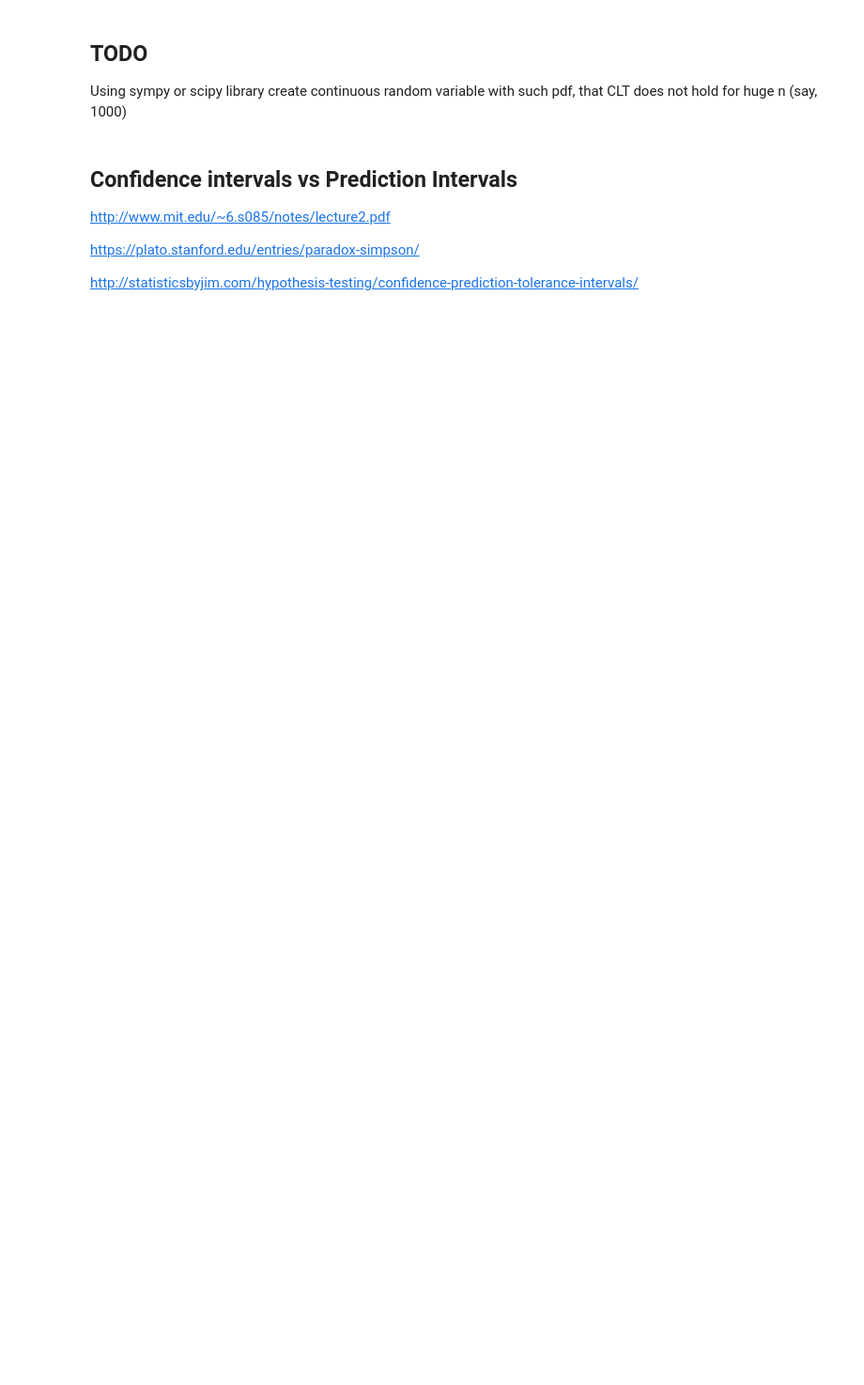
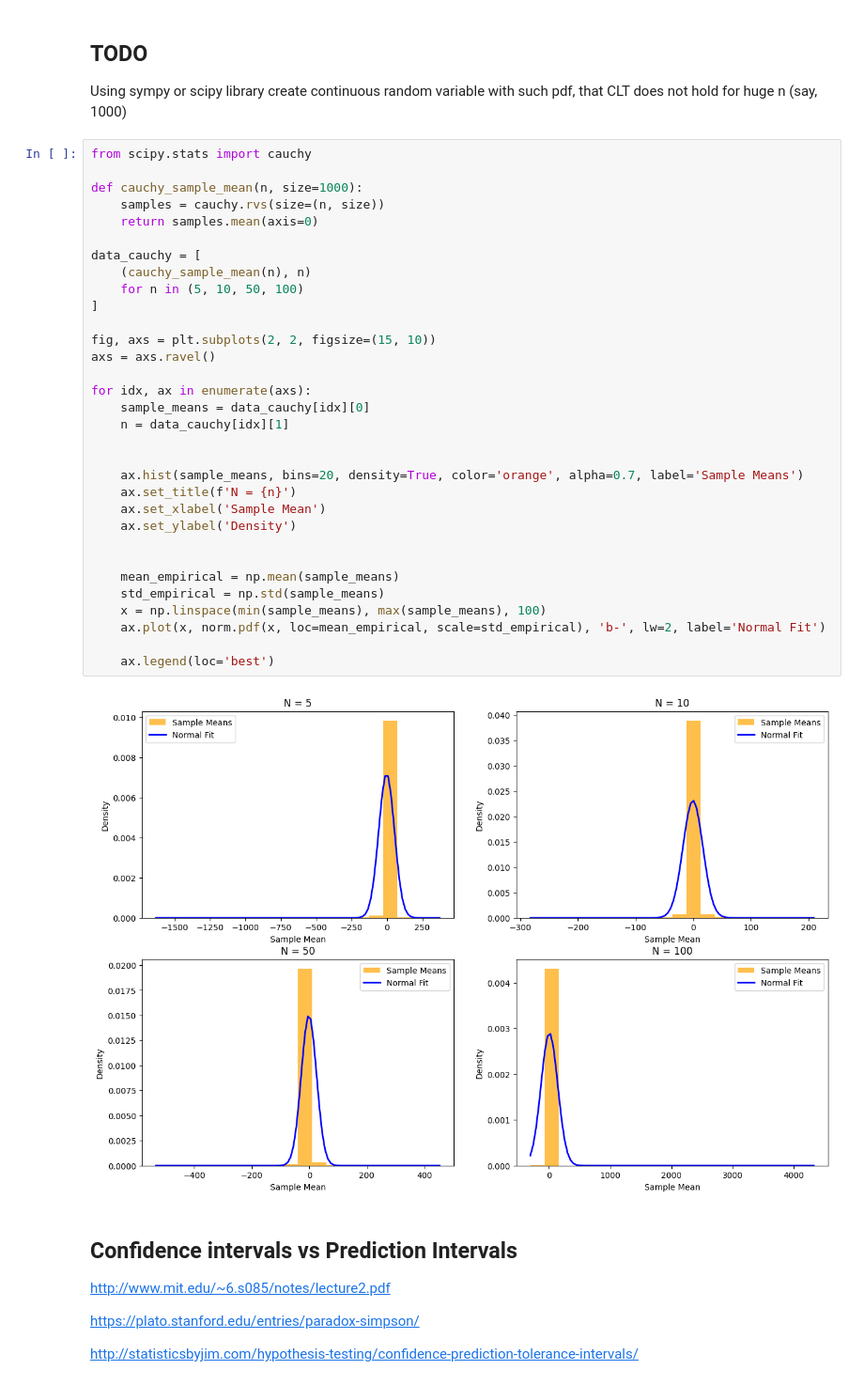
Before and after one commit to dmkovalev/hamc, a Jupyter notebook: lectures/L01_ham_statistics.ipynb, the cells around one changed output. Shown at 94% size. Drawn from its saved outputs; the diff is of its cells as text; blank space fills up the shorter version.

```diff
--- a/lectures/L01_ham_statistics.ipynb
+++ b/lectures/L01_ham_statistics.ipynb
@@ -454,6 +462,40 @@ Even when n is around 300 the distribution doe not seem to be normal!
 ## TODO
 
 Using sympy or scipy library create continuous random variable with such pdf, that CLT does not hold for huge n (say, 1000)
+# %%
+from scipy.stats import cauchy
+
+def cauchy_sample_mean(n, size=1000):
+    samples = cauchy.rvs(size=(n, size))
+    return samples.mean(axis=0)
+
+data_cauchy = [
+    (cauchy_sample_mean(n), n)
+    for n in (5, 10, 50, 100)
+]
+
+fig, axs = plt.subplots(2, 2, figsize=(15, 10))
+axs = axs.ravel()
+
+for idx, ax in enumerate(axs):
+    sample_means = data_cauchy[idx][0]
+    n = data_cauchy[idx][1]
+
+
+    ax.hist(sample_means, bins=20, density=True, color='orange', alpha=0.7, label='Sample Means')
+    ax.set_title(f'N = {n}')
+    ax.set_xlabel('Sample Mean')
+    ax.set_ylabel('Density')
+
+
+    mean_empirical = np.mean(sample_means)
+    std_empirical = np.std(sample_means)
+    x = np.linspace(min(sample_means), max(sample_means), 100)
+    ax.plot(x, norm.pdf(x, loc=mean_empirical, scale=std_empirical), 'b-', lw=2, label='Normal Fit')
+
+    ax.legend(loc='best')
+# %% [output]
+[figure, added]
 # %% [markdown]
 ## Confidence intervals vs Prediction Intervals
 
```
Also changed, not shown: parts of 14 cells of this notebook, 5 other files.
